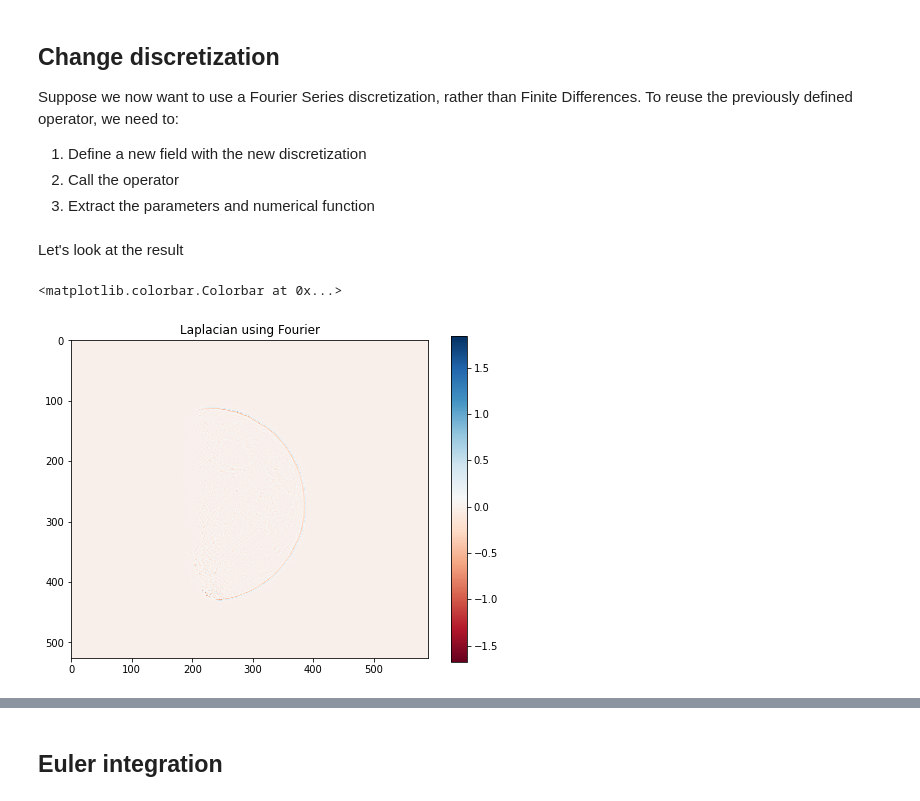
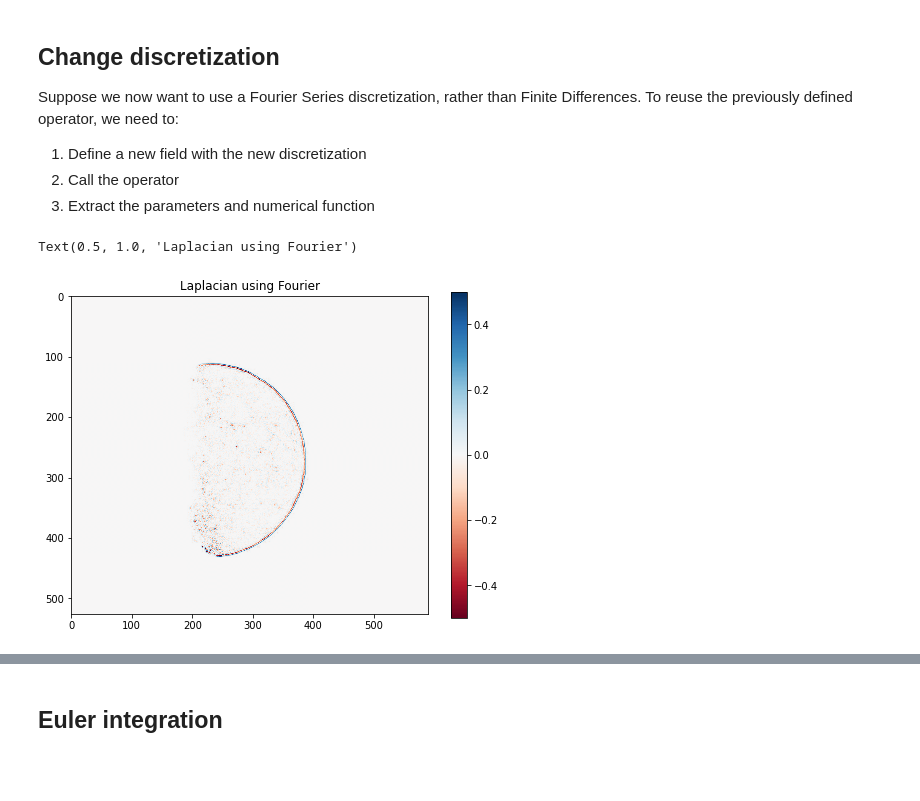
Before and after one commit to ucl-bug/jaxdf, a Jupyter notebook: docs/notebooks/quickstart.ipynb, the cells around one changed output, grey strips where cells are left out. Drawn from its saved outputs; the diff is of its cells as text; code cells hidden in the pictures; blank space fills up the shorter version.

```diff
--- a/docs/notebooks/quickstart.ipynb
+++ b/docs/notebooks/quickstart.ipynb
@@ -67,3 +31,0 @@ We can now write the right hand side of the heat equation, using operators impor
-# %%
-def heat_rhs(u):
-    return jops.laplacian(u)
@@ -109,0 +52,10 @@ plt.colorbar()
+# %%
+from jaxdf.operators.differential import laplacian
+from jax import jit
+
+u = FiniteDifferences.from_grid(params, domain)
+
+def heat_rhs(u):
+    return laplacian(u)
+
+z = heat_rhs(u)
@@ -130,12 +76,12 @@ num_op = RHS.get_field_on_grid(0)
-# %% [markdown]
-Let's look at the result
-# %%
-y = num_op(gp, {'u': u0})
-
-plt.figure(figsize=(8,6))
-plt.imshow(y, cmap='RdBu')
-plt.title("Laplacian using Fourier")
-plt.colorbar()
-# %% [output]
-<matplotlib.colorbar.Colorbar at 0x...>
-[figure, removed]
+# %%
+from jaxdf.discretization import FourierSeries
+
+u_f = FourierSeries.from_grid(params, domain)
+z_f = heat_rhs(u_f)
+# %%
+plt.figure(figsize=(8,6))
+plt.imshow(z_f.get_field_on_grid(), cmap='RdBu', vmin=-0.5, vmax=0.5); plt.colorbar()
+plt.title("Laplacian using Fourier")
+# %% [output]
+Text(0.5, 1.0, 'Laplacian using Fourier')
+[figure, added]
```
Also changed, not shown: parts of 39 cells of this notebook, 6 other files.
